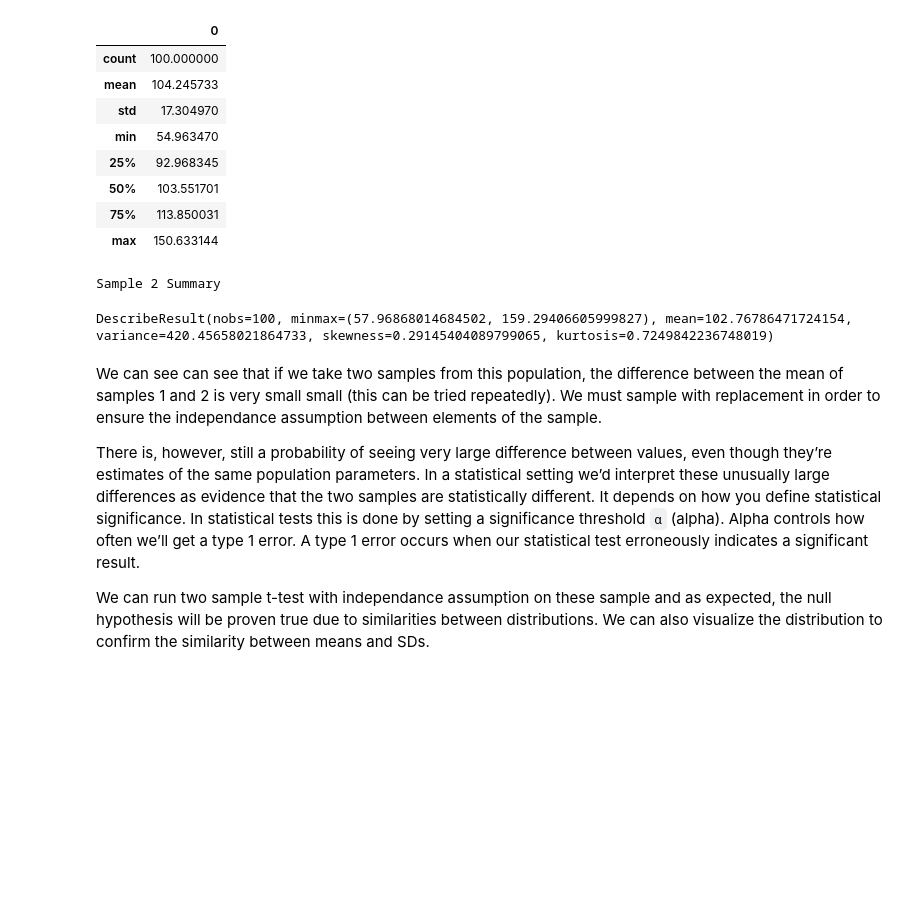
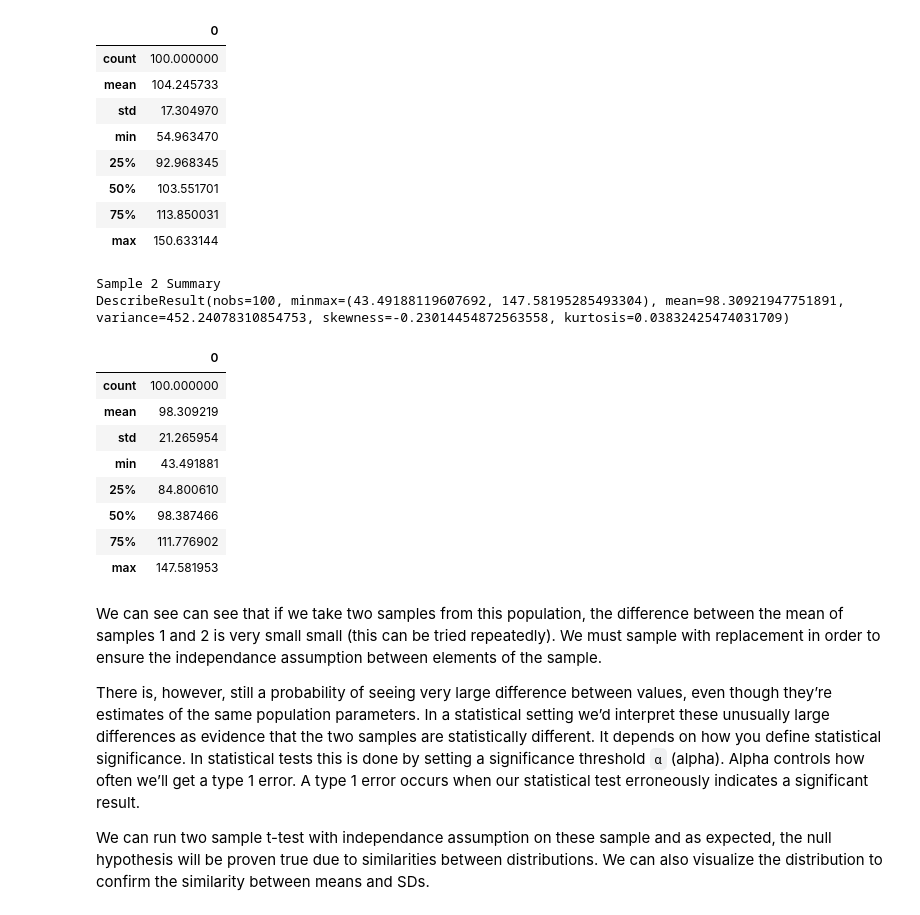
Before and after one commit to rvent/dsc-2-20-11type-1-and-type-2-errors-lab-nyc-ds-career-012819, a Jupyter notebook: index.ipynb, the cells around one changed output. Cells and saved outputs as stored; diff of their text form; code cells hidden in the pictures; blank space fills up the shorter version.

```diff
--- a/index.ipynb
+++ b/index.ipynb
@@ -74,12 +74,21 @@ DescribeResult(nobs=100, minmax=(54.96347003171408, 150.63314358239575), mean=10
 # %%
 sample2 = np.random.choice(pop,100,replace=True)
 print ("Sample 2 Summary")
-print(stats.describe(sample2)
-df2 = pd.DataFrame(sample1)
+print(stats.describe(sample2))
+df2 = pd.DataFrame(sample2)
 df2.describe()
 # %% [output]
 Sample 2 Summary
+DescribeResult(nobs=100, minmax=(43.49188119607692, 147.58195285493304), mean=98.30921947751891, variance=452.24078310854753, skewness=-0.23014454872563558, kurtosis=0.03832425474031709)
-DescribeResult(nobs=100, minmax=(57.96868014684502, 159.29406605999827), mean=102.76786471724154, variance=420.45658021864733, skewness=0.29145404089799065, kurtosis=0.7249842236748019)
+|  | 0 |
+| count | 100.000000 |
+| mean | 98.309219 |
+| std | 21.265954 |
+| min | 43.491881 |
+| 25% | 84.800610 |
+| 50% | 98.387466 |
+| 75% | 111.776902 |
+| max | 147.581953 |
 # %% [markdown]
 We can see can see that if we take two samples from this population, the difference between the mean of samples 1 and 2 is very small small (this can be tried repeatedly). We must sample with replacement in order to ensure the independance assumption between elements of the sample.
 
```
